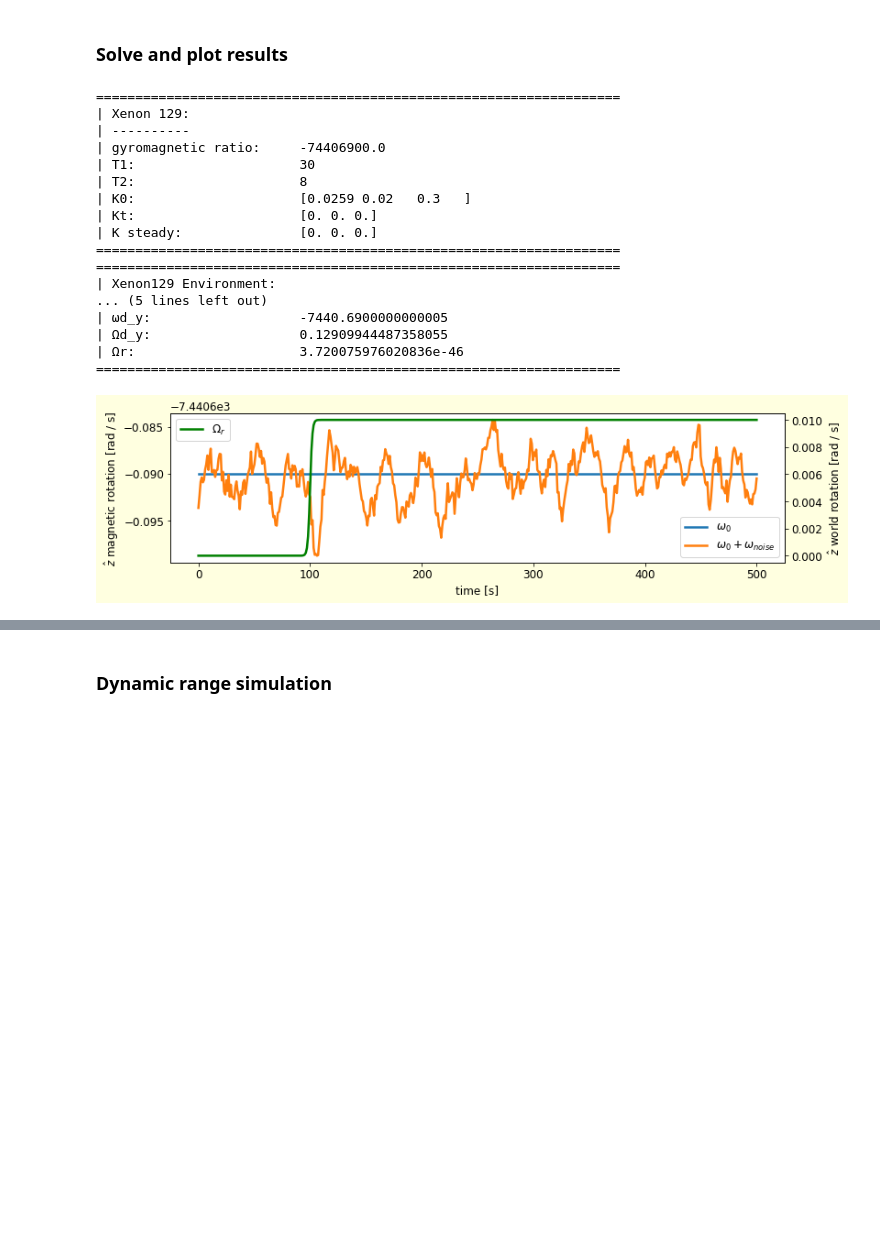
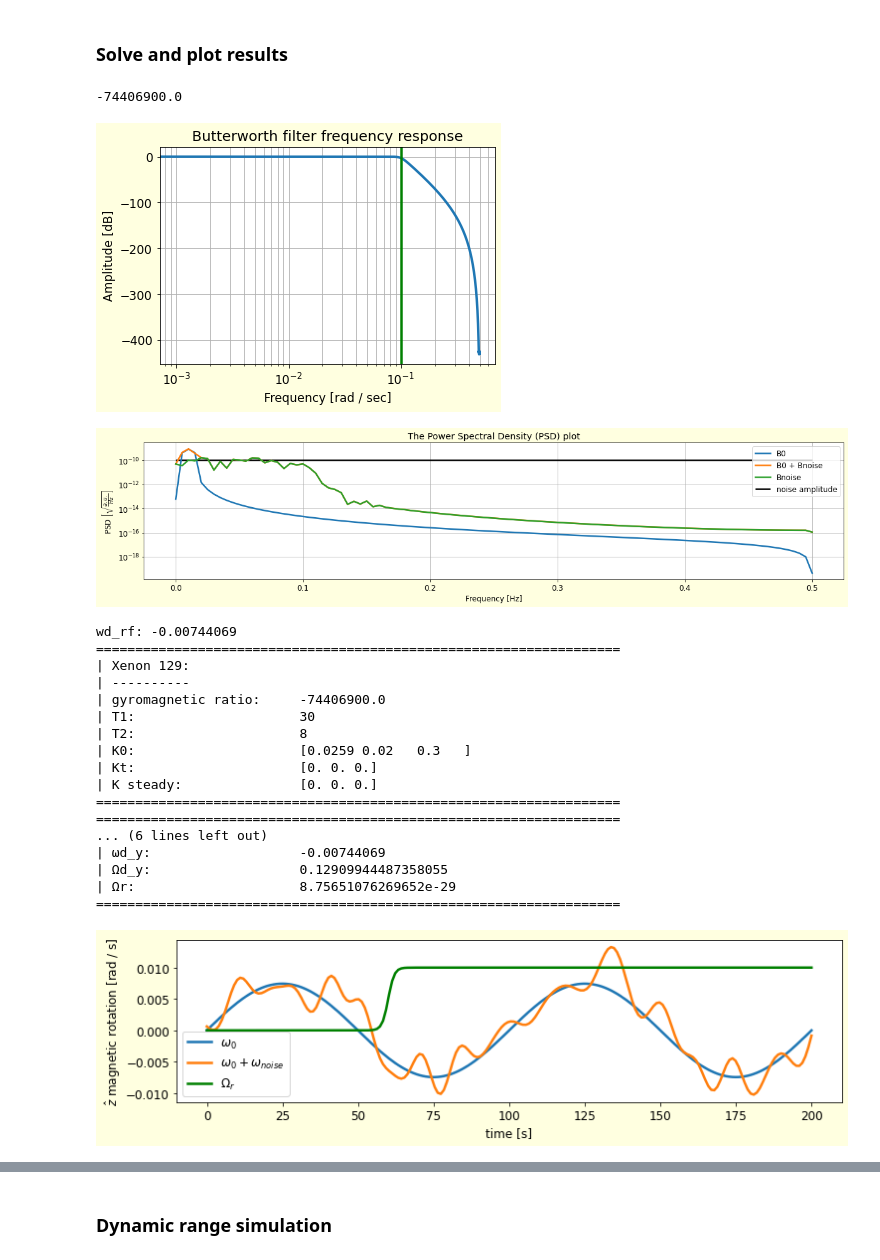
Before and after one commit to RoyElkabetz/NMR-gyroscope, a Jupyter notebook: src/single_specie_experiment.ipynb, the cells around one changed output, grey strips where cells are left out. Saved outputs shown, nothing was run; the diff lists cells and outputs as text; code cells hidden in the pictures; blank space fills up the shorter version.

```diff
--- a/src/single_specie_experiment.ipynb
+++ b/src/single_specie_experiment.ipynb
@@ -250,74 +250,88 @@ In this simulation we generate magnetic noise and ignore the effective magnetic
 # %%
 # solver parameters
 t_final = 200
-dt = 0.1
+dt = 1
 sampling_frequency = 1 / dt
-noise_cutoff_frequency = 4
+noise_cutoff_frequency = 0.1
+noise_amplitude = 1e-6 * phy.G2T
 steps = int(t_final // dt)
 ts1 = np.linspace(0, dt, 2)
 ts = np.linspace(0, t_final, steps)
+noise = utils.get_white_noise(noise_amplitude, sampling_frequency, ts)
 
 # world rotation parameters
 # wr = 30 * utils.gaussian(ts, 600, 40)                         # rad / s
 # wr = utils.ReLU(ts, x0=100, m=0.001)                          # rad / s
-wr = 0.01 * utils.sigmoid(ts, 1, 100)                          # rad / s
+wr = 0.01 * utils.sigmoid(ts, 1, 60)                          # rad / s
 
 # Xenon parameters
 g129 = phy.G129                        # gyromagnetic ratio [rad  s^-1  T^-1]
-t1 = 30                                # s
-t2 = 8                                 # s
+print(g129)
+t1 = 30                                # s / rad
+t2 = 8                                 # s / rad
 Rse = np.array([0, 0, 0.1]) * t1       # |K| / s
 
 # Environment parameters
-B0 = 1 * phy.G2T * np.ones_like(ts)                             # Tesla
+B0 = 1e-6 * phy.G2T * np.sin(2 * np.pi * 0.01 *ts) + utils.get_white_noise(1e-20, sampling_frequency, ts)     # Tesla
+#B0 = 1e-6 * phy.G2T * np.ones_like(ts) + utils.get_white_noise(1e-20, sampling_frequency, ts)     # Tesla
+#Bnoise = 1e-5 * phy.G2T * utils.butter_low_pass_filter(noise, 10, noise_cutoff_frequency, sampling_frequency, plot_filter=True)
+Bnoise = utils.butter_low_pass_filter(noise, 10, noise_cutoff_frequency, sampling_frequency, plot_filter=True)
+signal_list = [B0, B0 + Bnoise, Bnoise]
+names = ['B0', 'B0 + Bnoise', 'Bnoise']
+utils.psd_compare(signal_list, sampling_frequency, noise_amplitude=noise_amplitude, names=names)
 #Bnoise = 1e-6 * phy.G2T * utils.smooth(np.random.randn(len(ts)))   # Tesla
 Ad_y = 2 * np.sqrt((1 / t1) * (1 / t2)) * np.ones_like(ts)      # rad / s
-wd_y = g129 * 1 * phy.G2T * np.ones_like(ts)                    # rad / s
+wd_y = g129 * 1e-6 * phy.G2T * np.ones_like(ts)                    # rad / s
+print('wd_rf:', wd_y[0])
 Ad_x = np.zeros_like(ts)                                        # rad / s
 wd_x = np.zeros_like(ts)                                        # rad / s
 
 # initialize Xenon
 Xe129 = xe.Xenon(gamma=g129, t1=t1, t2=t2, K0=np.array([0.0259, 0.02, 0.3]), ts=t_final, dt=dt, name='129')
 Xe129.set_spin_exchange_amp(Rse)
 Xe129.display_params()
 
 # initialize Environment
 env129 = env.Environment()
 env129.set_state(wr=wr, B0=B0, Bnoise=Bnoise, Ad_y=Ad_y, wd_y=wd_y, Ad_x=Ad_x, wd_x=wd_x)
 env129.display_params()
 
 # plot world rotation
 fig = plt.figure(figsize=(12, 3))
 ax = plt.subplot()
-ax.plot(ts, Xe129.gamma * B0, label='$\omega_0$')
-ax.plot(ts, Xe129.gamma * (B0 + Bnoise), label='$\omega_0 + \omega_{noise}$')
+ax.plot(ts, -Xe129.gamma * B0, label='$\omega_0$')
+ax.plot(ts, -Xe129.gamma * (B0 + Bnoise), label='$\omega_0 + \omega_{noise}$')
+ax.plot(ts, wr, label='$\Omega_r$', color='green')
 ax.set_ylabel('$\hat{z}$ magnetic rotation [rad / s]')
 ax.set_xlabel('time [s]')
 ax.legend()
-ax1 = ax.twinx()
-ax1.plot(ts, wr, label='$\Omega_r$', color='green')
-ax1.set_ylabel('$\hat{z}$ world rotation [rad / s]')
-ax1.legend()
+# ax1 = ax.twinx()
+# ax1.plot(ts, wr, label='$\Omega_r$', color='green')
+# ax1.set_ylabel('$\hat{z}$ world rotation [rad / s]')
+# ax1.legend()
 plt.show()
 # %% [output]
-===================================================================
-| Xenon 129:
-| ----------
-| gyromagnetic ratio:     -74406900.0
-| T1:                     30
-| T2:                     8
-| K0:                     [0.0259 0.02   0.3   ]
-| Kt:                     [0. 0. 0.]
-| K steady:               [0. 0. 0.]
-===================================================================
-===================================================================
-| Xenon129 Environment:
-... (5 lines left out)
-| ωd_y:                   -7440.6900000000005
-| Ωd_y:                   0.12909944487358055
-| Ωr:                     3.720075976020836e-46
-===================================================================
+-74406900.0
-[figure, old version]
+[figure, new version]
+[figure, added]
+wd_rf: -0.00744069
+===================================================================
+| Xenon 129:
+| ----------
+| gyromagnetic ratio:     -74406900.0
+| T1:                     30
+| T2:                     8
+| K0:                     [0.0259 0.02   0.3   ]
+| Kt:                     [0. 0. 0.]
+| K steady:               [0. 0. 0.]
+===================================================================
+===================================================================
+... (6 lines left out)
+| ωd_y:                   -0.00744069
+| Ωd_y:                   0.12909944487358055
+| Ωr:                     8.75651076269652e-29
+===================================================================
+[figure, added]
 # %%
 # run solver and save dynamics
 Xe129.solve_dynamics(env129)
```
Also changed, not shown: parts of 2 cells of this notebook.
